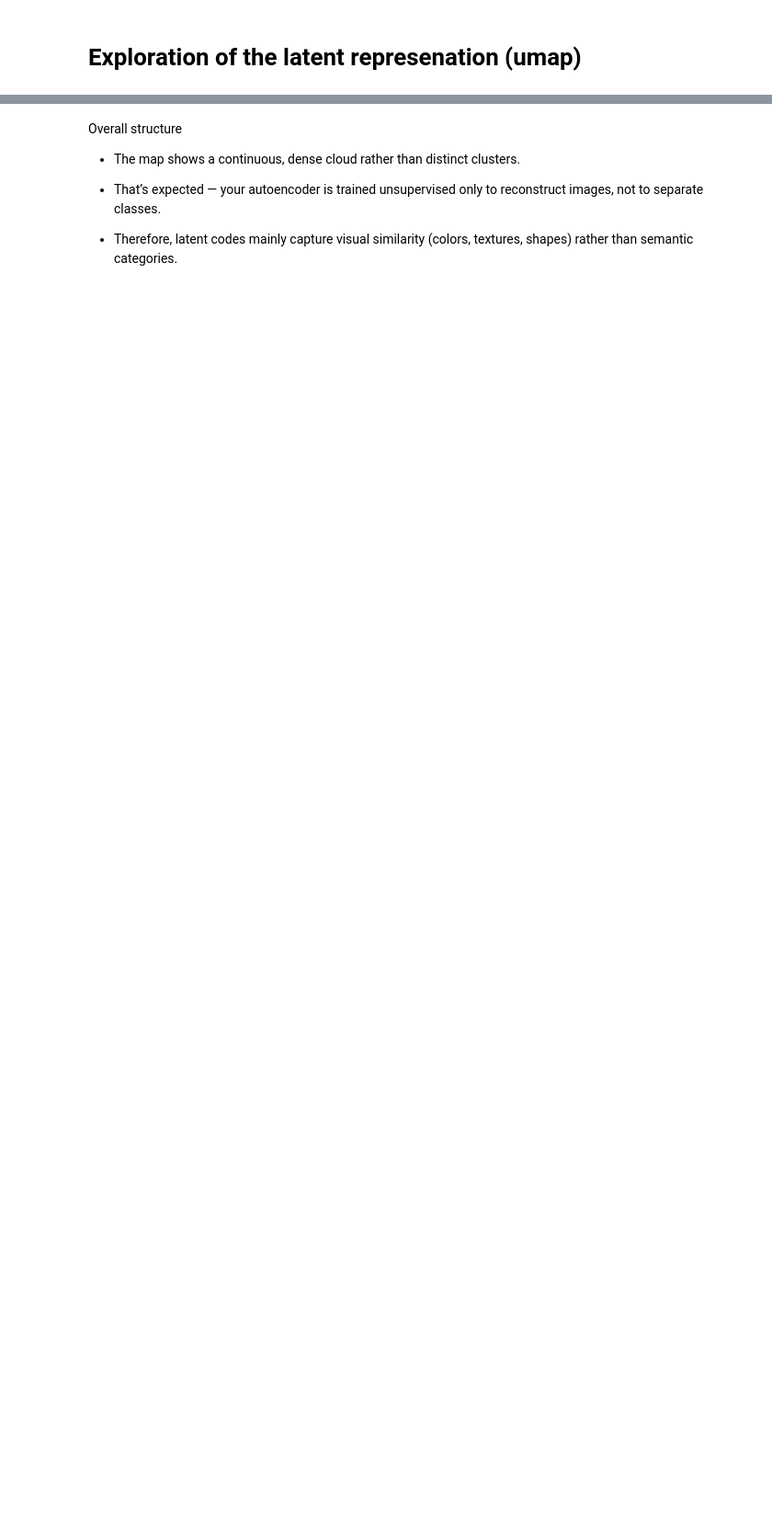
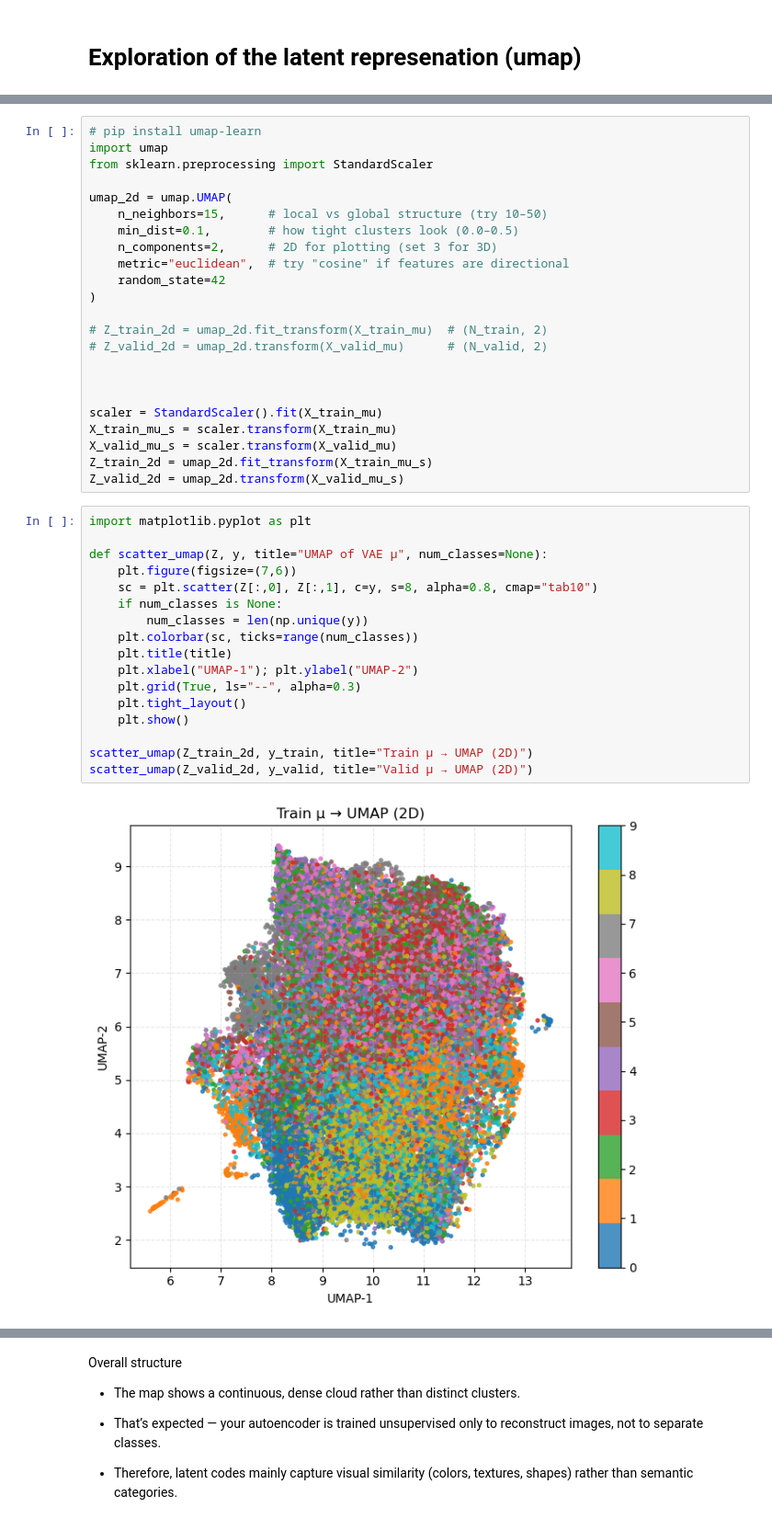
Before and after one commit to elfreyer/project_module_3, a Jupyter notebook: notebooks/01_autoencoder.ipynb, the cells around one changed output, grey strips where cells are left out. Shown at 92% size. Cells and saved outputs as stored; diff of their text form; blank space fills up the shorter version.

```diff
--- a/notebooks/01_autoencoder.ipynb
+++ b/notebooks/01_autoencoder.ipynb
@@ -391,0 +453,42 @@ Clipping input data to the valid range for imshow with RGB data ([0..1] for floa
+# %%
+# pip install umap-learn
+import umap
+from sklearn.preprocessing import StandardScaler
+
+umap_2d = umap.UMAP(
+    n_neighbors=15,      # local vs global structure (try 10–50)
+    min_dist=0.1,        # how tight clusters look (0.0–0.5)
+    n_components=2,      # 2D for plotting (set 3 for 3D)
+    metric="euclidean",  # try "cosine" if features are directional
+    random_state=42
+)
+
+# Z_train_2d = umap_2d.fit_transform(X_train_mu)  # (N_train, 2)
+# Z_valid_2d = umap_2d.transform(X_valid_mu)      # (N_valid, 2)
+
+
+
+scaler = StandardScaler().fit(X_train_mu)
+X_train_mu_s = scaler.transform(X_train_mu)
+X_valid_mu_s = scaler.transform(X_valid_mu)
+Z_train_2d = umap_2d.fit_transform(X_train_mu_s)
+Z_valid_2d = umap_2d.transform(X_valid_mu_s)
+# %%
+import matplotlib.pyplot as plt
+
+def scatter_umap(Z, y, title="UMAP of VAE μ", num_classes=None):
+    plt.figure(figsize=(7,6))
+    sc = plt.scatter(Z[:,0], Z[:,1], c=y, s=8, alpha=0.8, cmap="tab10")
+    if num_classes is None:
+        num_classes = len(np.unique(y))
+    plt.colorbar(sc, ticks=range(num_classes))
+    plt.title(title)
+    plt.xlabel("UMAP-1"); plt.ylabel("UMAP-2")
+    plt.grid(True, ls="--", alpha=0.3)
+    plt.tight_layout()
+    plt.show()
+
+scatter_umap(Z_train_2d, y_train, title="Train μ → UMAP (2D)")
+scatter_umap(Z_valid_2d, y_valid, title="Valid μ → UMAP (2D)")
+# %% [output]
+[figure, added]
```
Also changed, not shown: parts of 15 cells of this notebook.
